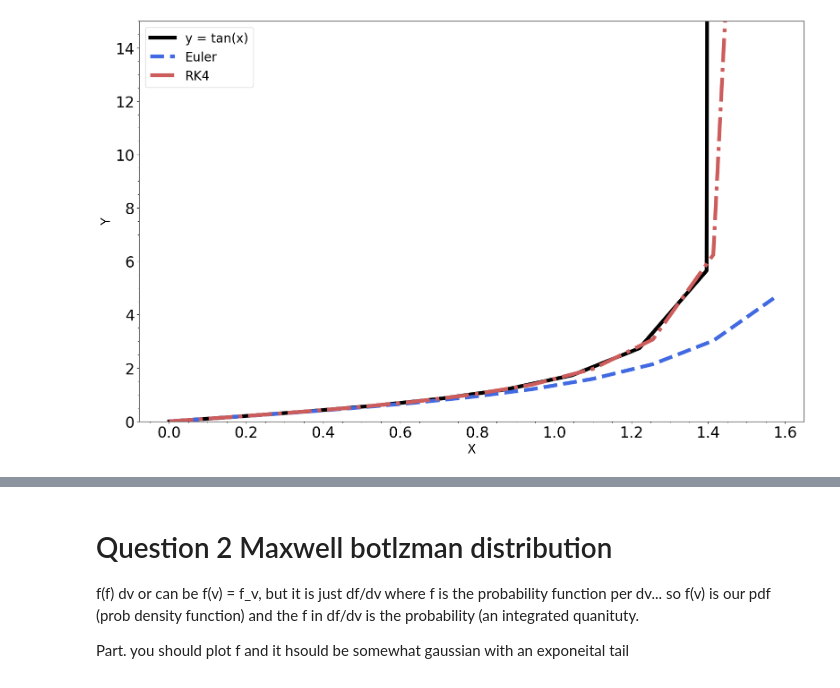
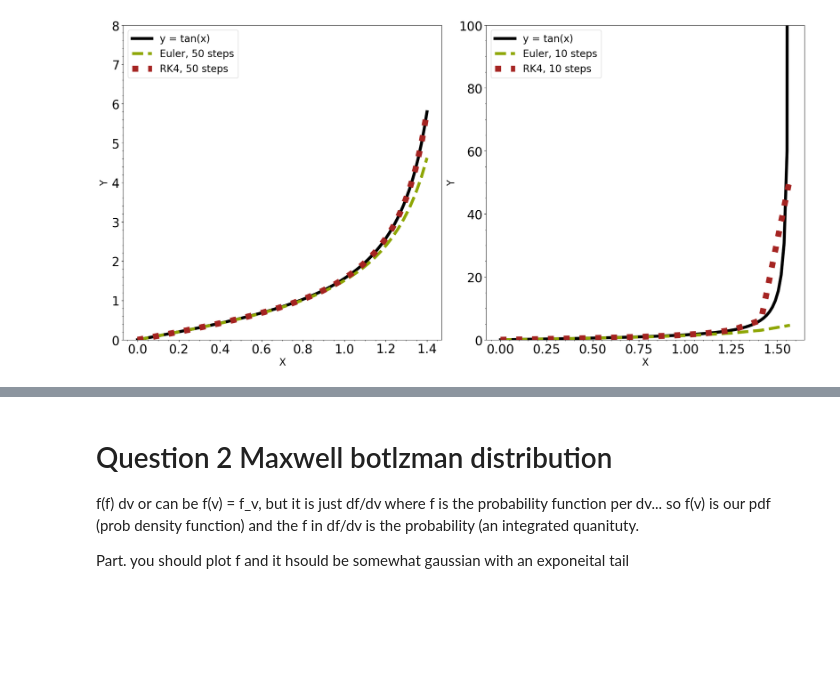
Before and after one commit to Astro-CMalhas/Computational-Astronomy, a Jupyter notebook: HW_03_Numerical_Intg.ipynb, the cells around one changed output, grey strips where cells are left out. Cells and saved outputs as stored; diff of their text form; code cells hidden in the pictures; blank space fills up the shorter version.

```diff
--- a/HW_03_Numerical_Intg.ipynb
+++ b/HW_03_Numerical_Intg.ipynb
@@ -19,6 +19,8 @@ import scipy
 rng = np.random.default_rng()
 
 from scipy.interpolate import CubicSpline
+# %%
+color1,color2,color3,color4 = '#D76A03','#4169E1','#a52422','#8EA604'
 # %%
 #Problem 1, solving dy/dx = y**2+1 (should have exact soln of tan(x))
 
@@ -54,50 +56,78 @@ def RKtest(x0, y0, xn, n,function):
         k2 = h * function(x0 + h/2, y0 + k1/2)
         k3 = h * function(x0 + h/2, y0 + k2/2)
         k4 = h * function(x0 + h, y0 + k3)
 
         k = (k1 + 2*k2 + 2*k3 + k4) / 6
         y0 = y0 + k
         x0 = x0 + h
 
         ARRR1.append(x0)
         BRRR1.append(y0)
 
     return ARRR1, BRRR1
 
 #result1 = RKtest(0,1,10,100)
 #the solution is 2nd item in the array (or the [1] ojbject in array)
 #print (result1[1])
 
 #print ((ARRR1,BRRR1))
 #plt.plot(ARRR1,BRRR1)
 
 
 #x0 is the
-x0, y0 = 0.0, 0.0
-xn = 1.569999988888
-n = 10
+x0_break, y0 = 0, 0.0
+x0 = 0
+x_e1, y_e1 = EulerTest(x0, y0, 1.4, 50)
+x_rk1, y_rk1 = RKtest(x0, y0, 1.4, 50, prob1func)
+x_ex1 = np.linspace(x0, 1.4, 100)
+y_ex1 = TanFunc(x_ex1)
 
-x_euler, y_euler = EulerTest(x0, y0, xn, n)
-x_rk, y_rk = RKtest(x0, y0, xn, n,prob1func)
+# Breakdown range
+xn_break = 1.569999988888
+n_break = 10
+x_e2, y_e2 = EulerTest(x0, y0, xn_break, n_break)
+x_rk2, y_rk2 = RKtest(x0, y0, xn_break, n_break, prob1func)
+x_ex2 = np.linspace(x0, xn_break, 100)
+y_ex2 = TanFunc(x_ex2)
 
-x_exact = np.linspace(x0, xn, n)
-y_exact = TanFunc(x_exact)
+fig, (ax1, ax2) = plt.subplots(1, 2, figsize=(20, 10))
 
-fig, ax = plt.subplots(figsize=(16, 10))
+ax1.plot(x_ex1, y_ex1, 'k-', linewidth=6, label='y = tan(x)')
+ax1.plot(x_e1, y_e1, color=color4, linestyle='--', linewidth=6, label='Euler, 50 steps')
+#ax1.plot(x_rk1, y_ex1,linewidth=2, label='RK4')
 
-ax.plot(x_exact, y_exact, 'k-', linewidth=6, label='y = tan(x)')
-ax.plot(x_euler, y_euler, color='#4169E1', linestyle='--', linewidth=6, label='Euler')
-ax.plot(x_rk, y_rk, color='#CD5C5C', linestyle='-.', linewidth=6, label='RK4')
+ax1.plot(x_rk1, y_rk1, color='#a52422', linestyle='dotted', linewidth=12, label='RK4, 50 steps')
 
-ax.set_ylim(0, 15)
-ax.legend(loc='upper left', fontsize = 20)
-plt.xticks(fontsize=24)
-plt.yticks(fontsize=24)
-plt.minorticks_on()
-plt.xlabel("X", fontsize=20)
-plt.ylabel("Y", fontsize=20)
+
+
+ax1.set_ylim(0, 8)
+ax1.set_xlabel("X", fontsize=20)
+ax1.set_ylabel("Y", fontsize=20)
+ax1.tick_params(axis='both', which='major', labelsize=25)
+ax1.legend(loc='upper left', fontsize=20)
+ax1.minorticks_on()
+
+
+
+ax2.plot(x_ex2, y_ex2, 'k-', linewidth=6, label='y = tan(x)')
+ax2.plot(x_e2, y_e2, color=color4, linestyle='--', linewidth=6, label='Euler, 10 steps')
+ax2.plot(x_rk2, y_rk2, color='#a52422', linestyle='dotted', linewidth=12, label='RK4, 10 steps')
+
+
+
+
+
+ax2.set_ylim(0, 100)
+ax2.set_xlabel("X", fontsize=20)
+ax2.set_ylabel("Y", fontsize=20)
+ax2.tick_params(axis='both', which='major', labelsize=25)
+ax2.legend(loc='upper left', fontsize=20)
+ax2.minorticks_on()
+
+#plt.savefig('Fig1',dpi = 300)
 plt.tight_layout()
-#plt.savefig("Fig2", dpi = 300)
 plt.show()
+
+plt.show()
 # %% [output]
-[figure, old version]
+[figure, new version]
```
Also changed, not shown: parts of 13 cells of this notebook.
